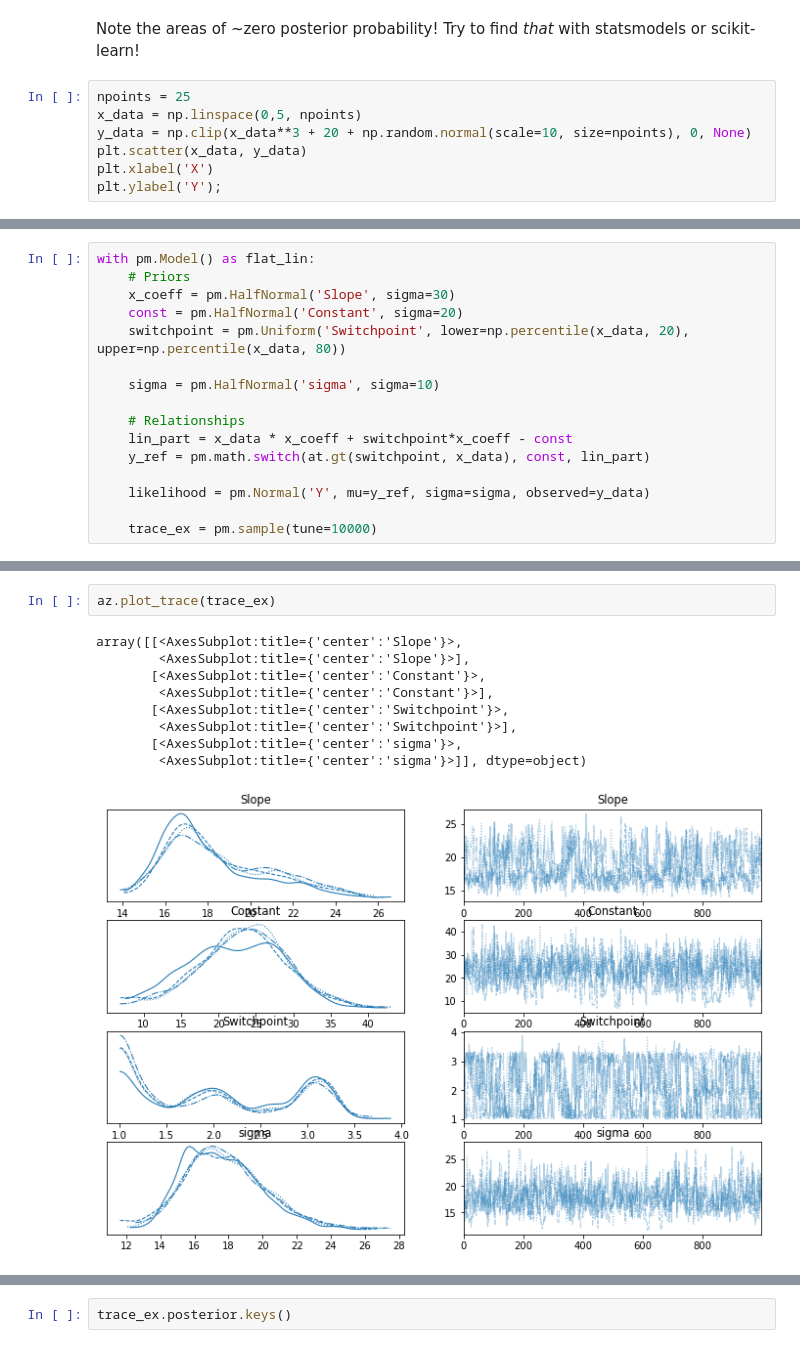
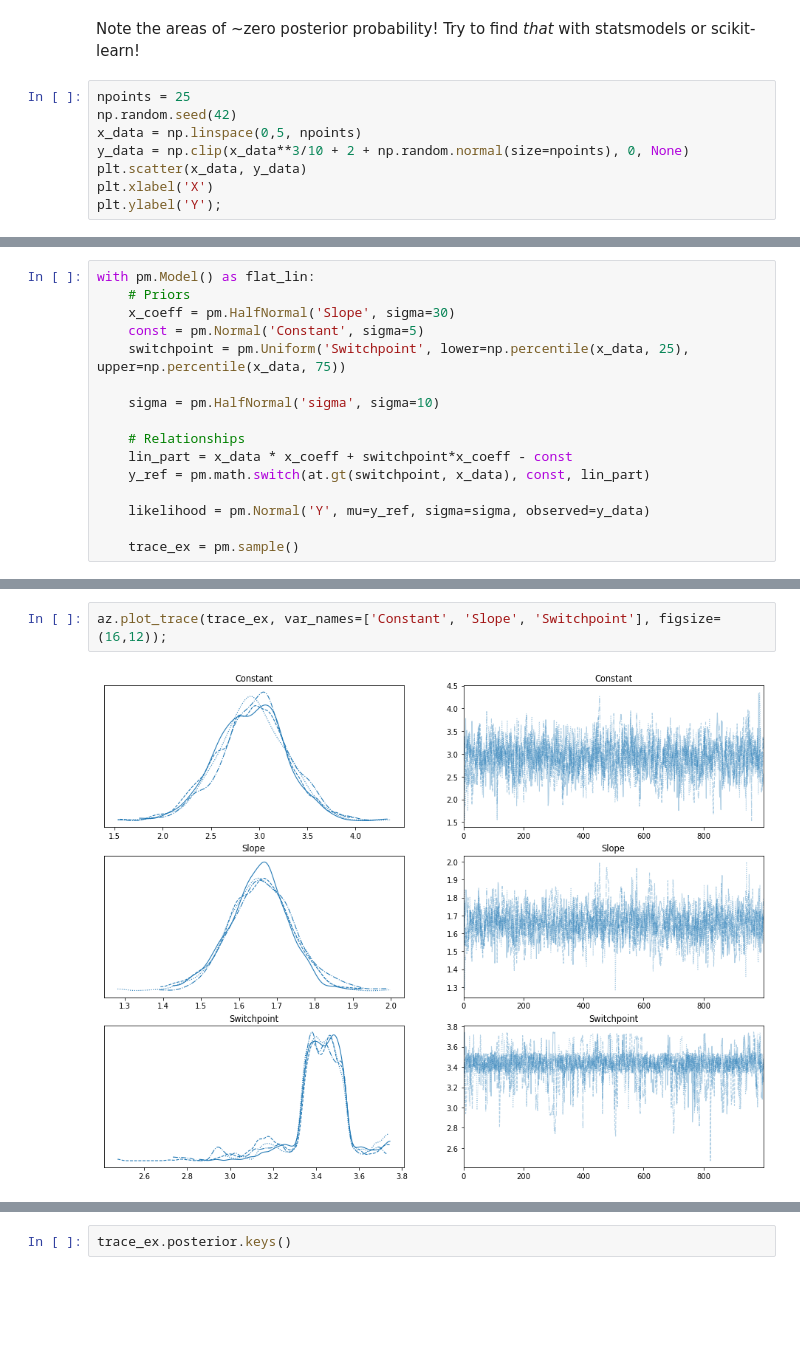
Before and after one commit to harcel/bayesian_student_seminar, a Jupyter notebook: BayesianStudentProgress.ipynb, the cells around one changed output, grey strips where cells are left out. Saved outputs shown, nothing was run; the diff lists cells and outputs as text; blank space fills up the shorter version.

```diff
--- a/BayesianStudentProgress.ipynb
+++ b/BayesianStudentProgress.ipynb
@@ -252,8 +261,9 @@ az.plot_pair(trace, kind='hexbin', figsize=(7,7));
 Note the areas of ~zero posterior probability! Try to find *that* with statsmodels or scikit-learn!
 # %%
 npoints = 25
+np.random.seed(42)
 x_data = np.linspace(0,5, npoints)
-y_data = np.clip(x_data**3 + 20 + np.random.normal(scale=10, size=npoints), 0, None)
+y_data = np.clip(x_data**3/10 + 2 + np.random.normal(size=npoints), 0, None)
 plt.scatter(x_data, y_data)
 plt.xlabel('X')
 plt.ylabel('Y');
@@ -263,8 +273,8 @@ plt.ylabel('Y');
 with pm.Model() as flat_lin:
     # Priors
     x_coeff = pm.HalfNormal('Slope', sigma=30)
-    const = pm.HalfNormal('Constant', sigma=20)
-    switchpoint = pm.Uniform('Switchpoint', lower=np.percentile(x_data, 20), upper=np.percentile(x_data, 80))
+    const = pm.Normal('Constant', sigma=5)
+    switchpoint = pm.Uniform('Switchpoint', lower=np.percentile(x_data, 25), upper=np.percentile(x_data, 75))
 
     sigma = pm.HalfNormal('sigma', sigma=10)
 
@@ -274,7 +284,7 @@ with pm.Model() as flat_lin:
 
     likelihood = pm.Normal('Y', mu=y_ref, sigma=sigma, observed=y_data)
 
-    trace_ex = pm.sample(tune=10000)
+    trace_ex = pm.sample()
 # %% [output]
 Auto-assigning NUTS sampler...
 Initializing NUTS using jitter+adapt_diag...
@@ -285,12 +295,4 @@ Sampling 4 chains for 10_000 tune and 1_000 draw iterations (40_000 + 4_000 draw
 # %%
-az.plot_trace(trace_ex)
+az.plot_trace(trace_ex, var_names=['Constant', 'Slope', 'Switchpoint'], figsize=(16,12));
 # %% [output]
-array([[<AxesSubplot:title={'center':'Slope'}>,
-        <AxesSubplot:title={'center':'Slope'}>],
-       [<AxesSubplot:title={'center':'Constant'}>,
-        <AxesSubplot:title={'center':'Constant'}>],
-       [<AxesSubplot:title={'center':'Switchpoint'}>,
-        <AxesSubplot:title={'center':'Switchpoint'}>],
-       [<AxesSubplot:title={'center':'sigma'}>,
-        <AxesSubplot:title={'center':'sigma'}>]], dtype=object)
-[figure, old version]
+[figure, new version]
```
Also changed, not shown: parts of 17 cells of this notebook, 5 other files.
